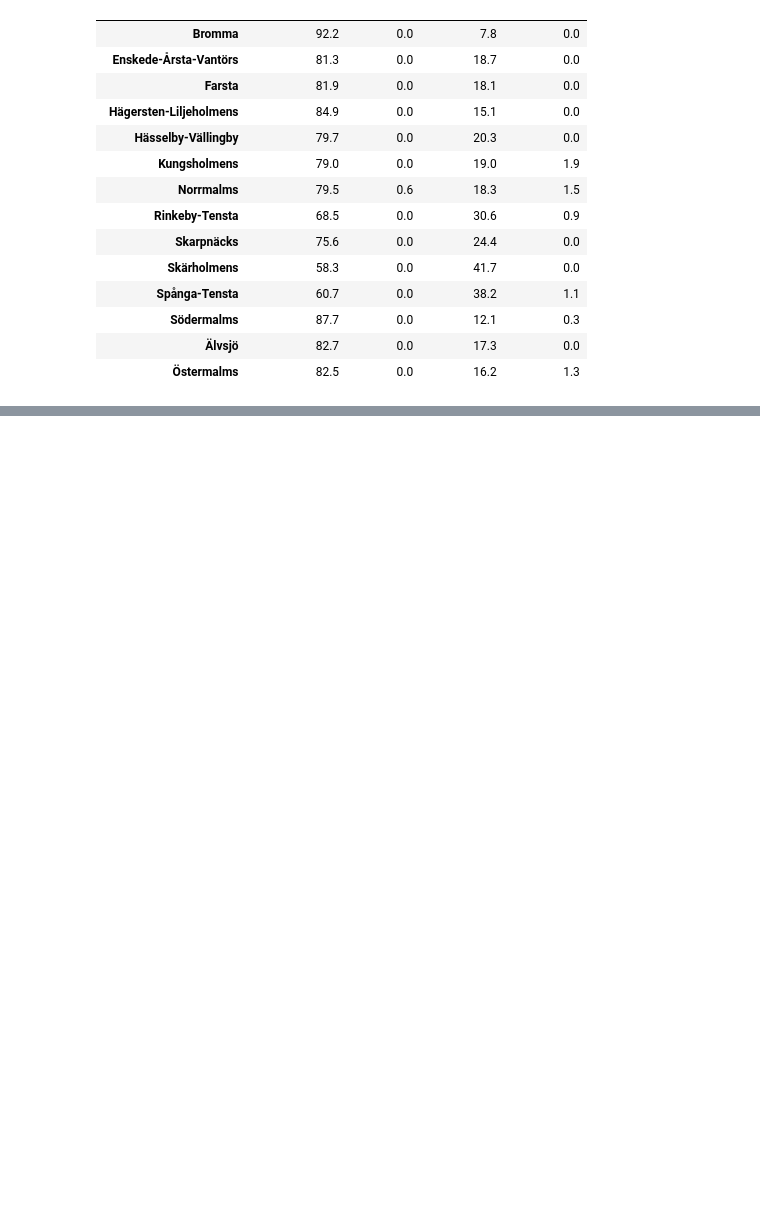
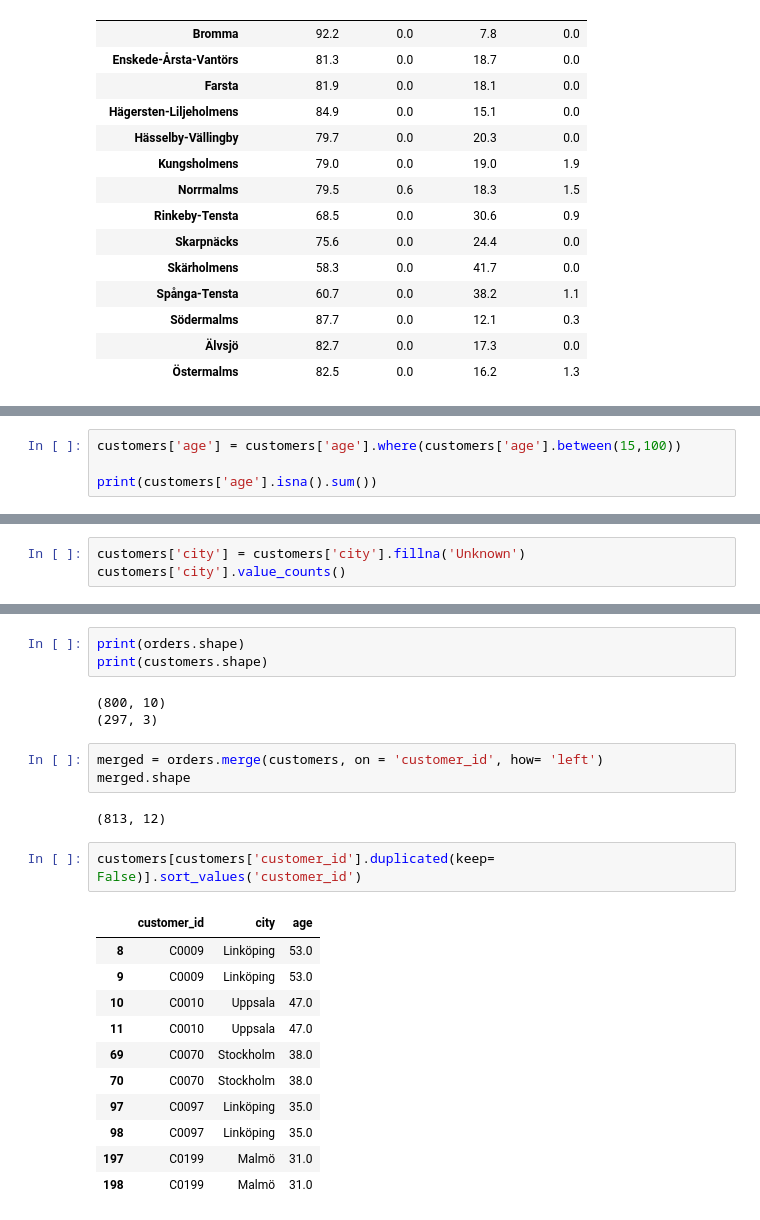
Before and after one commit to Danie1Alexandre/Lexicon---Python---AI, a Jupyter notebook: Data analysis and Visualisation/demo.jpnb.ipynb, the cells around one changed output, grey strips where cells are left out. Saved outputs shown, nothing was run; the diff lists cells and outputs as text; blank space fills up the shorter version.

```diff
--- a/Data analysis and Visualisation/demo.jpnb.ipynb
+++ b/Data analysis and Visualisation/demo.jpnb.ipynb
@@ -281,0 +598,4 @@ pd.crosstab(listings["neighbourhood_cleansed"], listings['room_type'])
+# %%
+customers['age'] = customers['age'].where(customers['age'].between(15,100))
+
+print(customers['age'].isna().sum())
@@ -281,0 +624,3 @@ pd.crosstab(listings["neighbourhood_cleansed"], listings['room_type'])
+# %%
+customers['city'] = customers['city'].fillna('Unknown')
+customers['city'].value_counts()
@@ -281,0 +673,25 @@ pd.crosstab(listings["neighbourhood_cleansed"], listings['room_type'])
+# %%
+print(orders.shape)
+print(customers.shape)
+# %% [output]
+(800, 10)
+(297, 3)
+# %%
+merged = orders.merge(customers, on = 'customer_id', how= 'left')
+merged.shape
+# %% [output]
+(813, 12)
+# %%
+customers[customers['customer_id'].duplicated(keep= False)].sort_values('customer_id')
+# %% [output]
+|  | customer_id | city | age |
+| 8 | C0009 | Linköping | 53.0 |
+| 9 | C0009 | Linköping | 53.0 |
+| 10 | C0010 | Uppsala | 47.0 |
+| 11 | C0010 | Uppsala | 47.0 |
+| 69 | C0070 | Stockholm | 38.0 |
+| 70 | C0070 | Stockholm | 38.0 |
+| 97 | C0097 | Linköping | 35.0 |
+| 98 | C0097 | Linköping | 35.0 |
+| 197 | C0199 | Malmö | 31.0 |
+| 198 | C0199 | Malmö | 31.0 |
```
Also changed, not shown: parts of 41 cells of this notebook, 7 other files.
